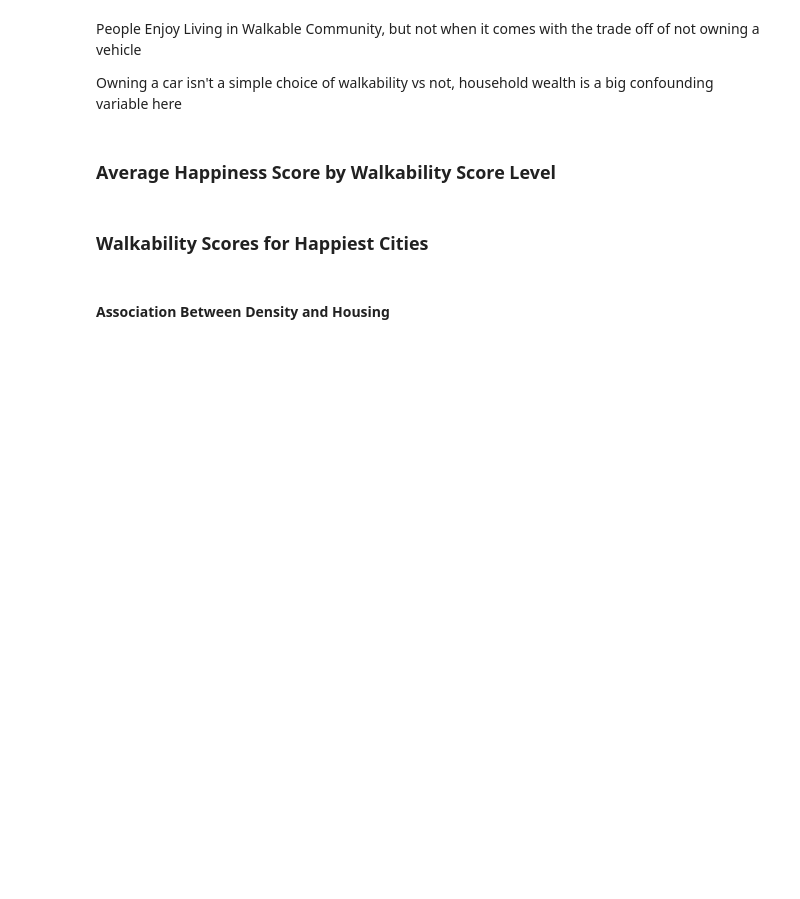
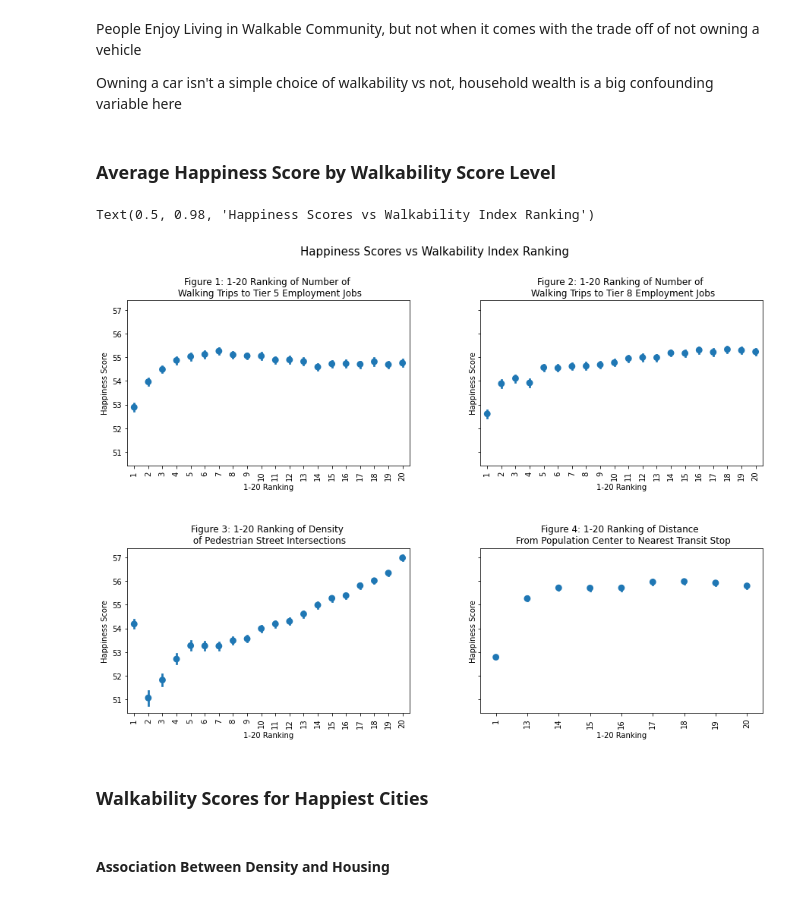
Before and after one commit to haleyej/330_final_project, a Jupyter notebook: process_data.ipynb, the cells around one changed output. Cells and saved outputs as stored; diff of their text form; code cells hidden in the pictures; blank space fills up the shorter version.

```diff
--- a/process_data.ipynb
+++ b/process_data.ipynb
@@ -302,23 +312,26 @@ Text(0.5, 0.98, 'Walkability Index vs Happiness Score Components')
 # %%
 fig, axes = plt.subplots(2, 2, sharey= True)
 fig.set_size_inches(15, 10)
 fig.subplots_adjust(hspace=0.5, wspace = 0.25)
 
 targets = ['D2A_Ranked', 'D2B_Ranked', 'D3B_Ranked', 'D4A_Ranked']
 
 for i, ax in enumerate(axes.flatten()):
     g = sns.pointplot(x = targets[i], y = 'Total Score', data = matches, join = False, ax = ax)
     g.set_xticklabels(g.get_xticklabels(), rotation = 90)
     g.set_xlabel(xlabel = '1-20 Ranking')
     g.set_ylabel('Happiness Score')
 
 # set titles
-axes[0][0].set_title('1-20 Ranking of Number of \n Walking Trips to Tier 5 Employment Jobs')
-axes[0][1].set_title('1-20 Ranking of Number of \n Walking Trips to Tier 8 Employment Jobs')
-axes[1][0].set_title('1-20 Ranking of Density \n of Pedestrian Street Intersections')
-axes[1][1].set_title('1-20 Ranking of Distance \n From Population Center to Nearest Transit Stop')
+axes[0][0].set_title('Figure 1: 1-20 Ranking of Number of \n Walking Trips to Tier 5 Employment Jobs')
+axes[0][1].set_title('Figure 2: 1-20 Ranking of Number of \n Walking Trips to Tier 8 Employment Jobs')
+axes[1][0].set_title('Figure 3: 1-20 Ranking of Density \n of Pedestrian Street Intersections')
+axes[1][1].set_title('Figure 4: 1-20 Ranking of Distance \n From Population Center to Nearest Transit Stop')
 
-fig.suptitle("Happiness Scores vs Walkability Index Ranking")
+fig.suptitle("Happiness Scores vs Walkability Index Ranking", fontsize = 15)
+# %% [output]
+Text(0.5, 0.98, 'Happiness Scores vs Walkability Index Ranking')
+[figure, added]
 # %% [markdown]
 <h3>Walkability Scores for Happiest Cities</h3>
 # %%
```
Also changed, not shown: parts of 2 cells of this notebook.
